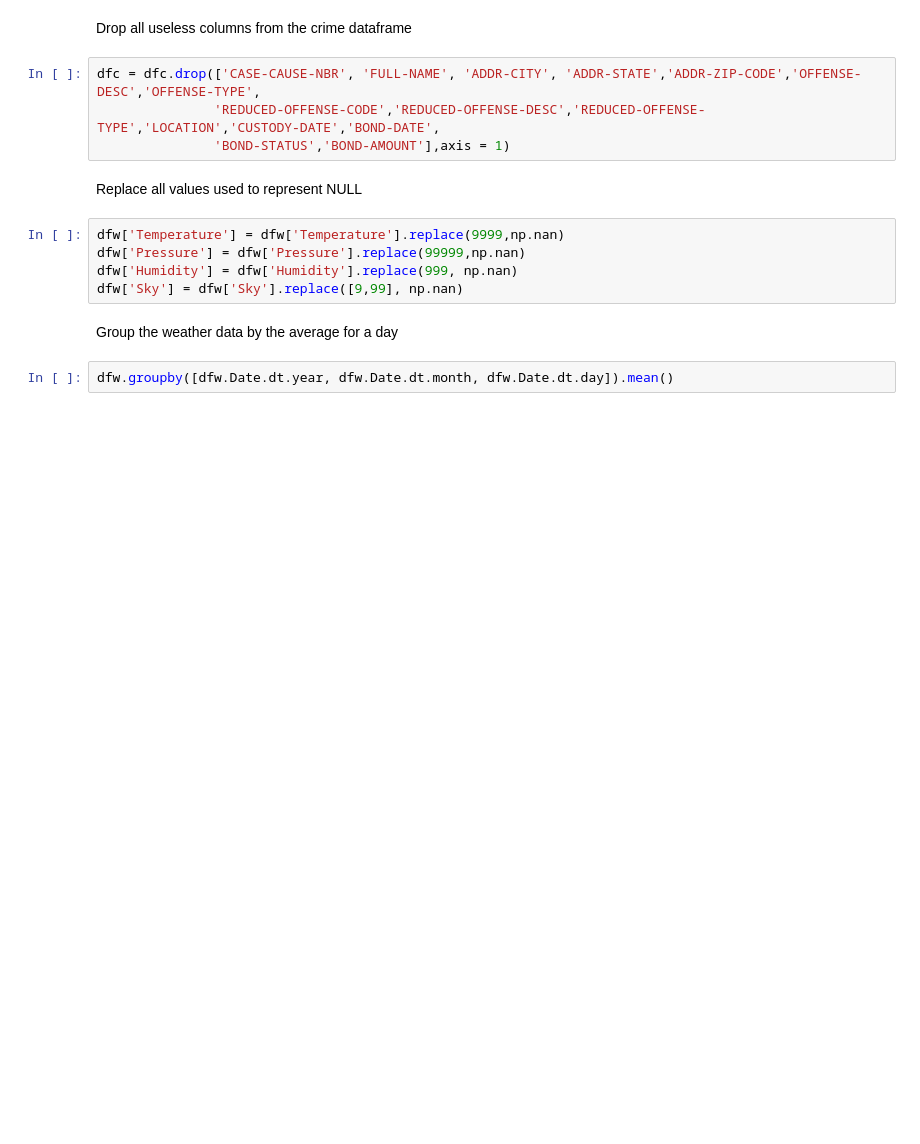
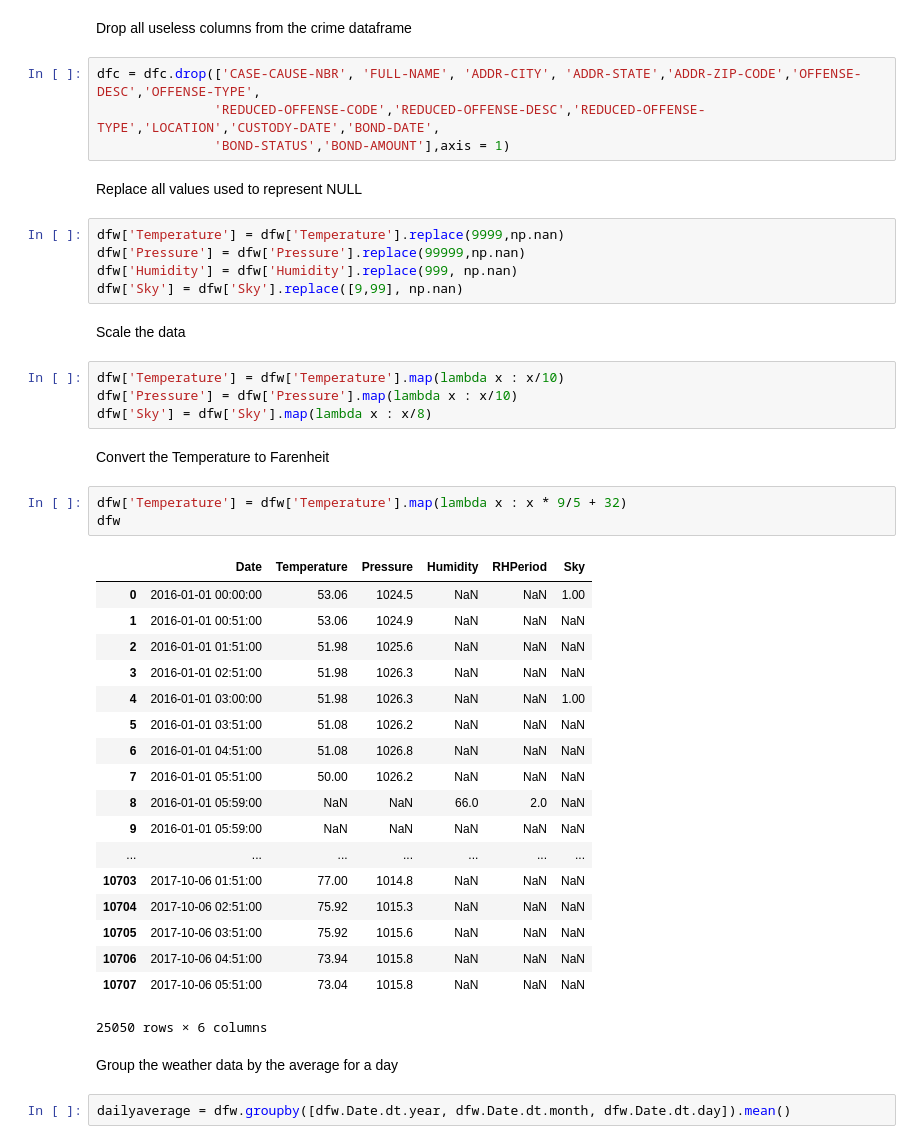
Before and after one commit to alanjeanpierre/crime-weather-exploration, a Jupyter notebook: ipynb/project.ipynb, the cells around one changed output. Cells and saved outputs as stored; diff of their text form; blank space fills up the shorter version.

Commit message:
Scaled the data for temperature and pressure; Convert the temperarture from C to F, plot the weather data by subplots

```diff
--- a/ipynb/project.ipynb
+++ b/ipynb/project.ipynb
@@ -29,7 +33,37 @@ dfw['Temperature'] = dfw['Temperature'].replace(9999,np.nan)
 dfw['Pressure'] = dfw['Pressure'].replace(99999,np.nan)
 dfw['Humidity'] = dfw['Humidity'].replace(999, np.nan)
 dfw['Sky'] = dfw['Sky'].replace([9,99], np.nan)
+# %% [markdown]
+Scale the data
+# %%
+dfw['Temperature'] = dfw['Temperature'].map(lambda x : x/10)
+dfw['Pressure'] = dfw['Pressure'].map(lambda x : x/10)
+dfw['Sky'] = dfw['Sky'].map(lambda x : x/8)
+# %% [markdown]
+Convert the Temperature to Farenheit
+# %%
+dfw['Temperature'] = dfw['Temperature'].map(lambda x : x * 9/5 + 32)
+dfw
+# %% [output]
+|  | Date | Temperature | Pressure | Humidity | RHPeriod | Sky |
+| 0 | 2016-01-01 00:00:00 | 53.06 | 1024.5 | NaN | NaN | 1.00 |
+| 1 | 2016-01-01 00:51:00 | 53.06 | 1024.9 | NaN | NaN | NaN |
+| 2 | 2016-01-01 01:51:00 | 51.98 | 1025.6 | NaN | NaN | NaN |
+| 3 | 2016-01-01 02:51:00 | 51.98 | 1026.3 | NaN | NaN | NaN |
+| 4 | 2016-01-01 03:00:00 | 51.98 | 1026.3 | NaN | NaN | 1.00 |
+| 5 | 2016-01-01 03:51:00 | 51.08 | 1026.2 | NaN | NaN | NaN |
+| 6 | 2016-01-01 04:51:00 | 51.08 | 1026.8 | NaN | NaN | NaN |
+| 7 | 2016-01-01 05:51:00 | 50.00 | 1026.2 | NaN | NaN | NaN |
+| 8 | 2016-01-01 05:59:00 | NaN | NaN | 66.0 | 2.0 | NaN |
+| 9 | 2016-01-01 05:59:00 | NaN | NaN | NaN | NaN | NaN |
+| ... | ... | ... | ... | ... | ... | ... |
+| 10703 | 2017-10-06 01:51:00 | 77.00 | 1014.8 | NaN | NaN | NaN |
+| 10704 | 2017-10-06 02:51:00 | 75.92 | 1015.3 | NaN | NaN | NaN |
+| 10705 | 2017-10-06 03:51:00 | 75.92 | 1015.6 | NaN | NaN | NaN |
+| 10706 | 2017-10-06 04:51:00 | 73.94 | 1015.8 | NaN | NaN | NaN |
+| 10707 | 2017-10-06 05:51:00 | 73.04 | 1015.8 | NaN | NaN | NaN |
+25050 rows × 6 columns
 # %% [markdown]
 Group the weather data by the average for a day
 # %%
-dfw.groupby([dfw.Date.dt.year, dfw.Date.dt.month, dfw.Date.dt.day]).mean()
+dailyaverage = dfw.groupby([dfw.Date.dt.year, dfw.Date.dt.month, dfw.Date.dt.day]).mean()
```
Also changed, not shown: parts of 3 cells of this notebook.
